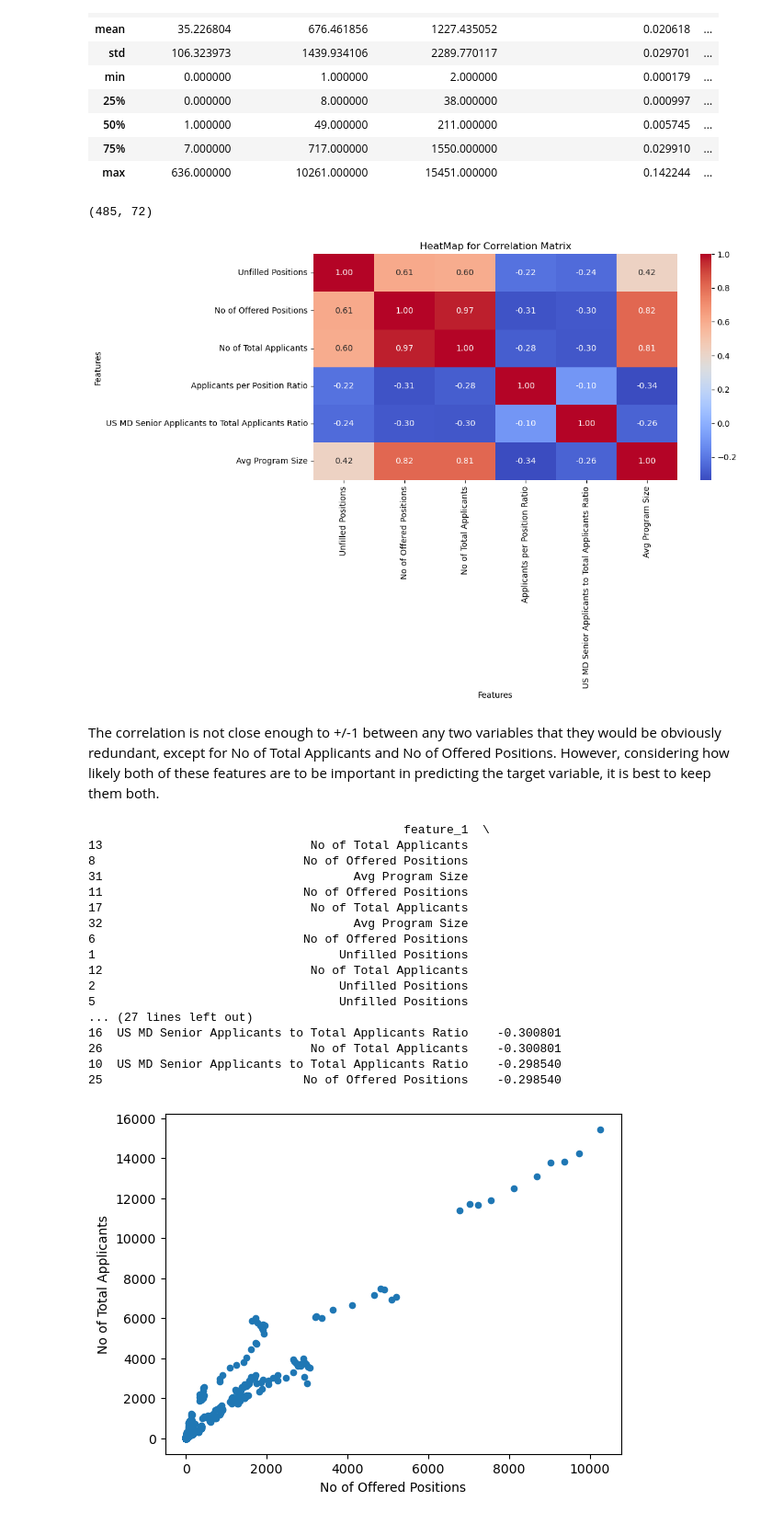
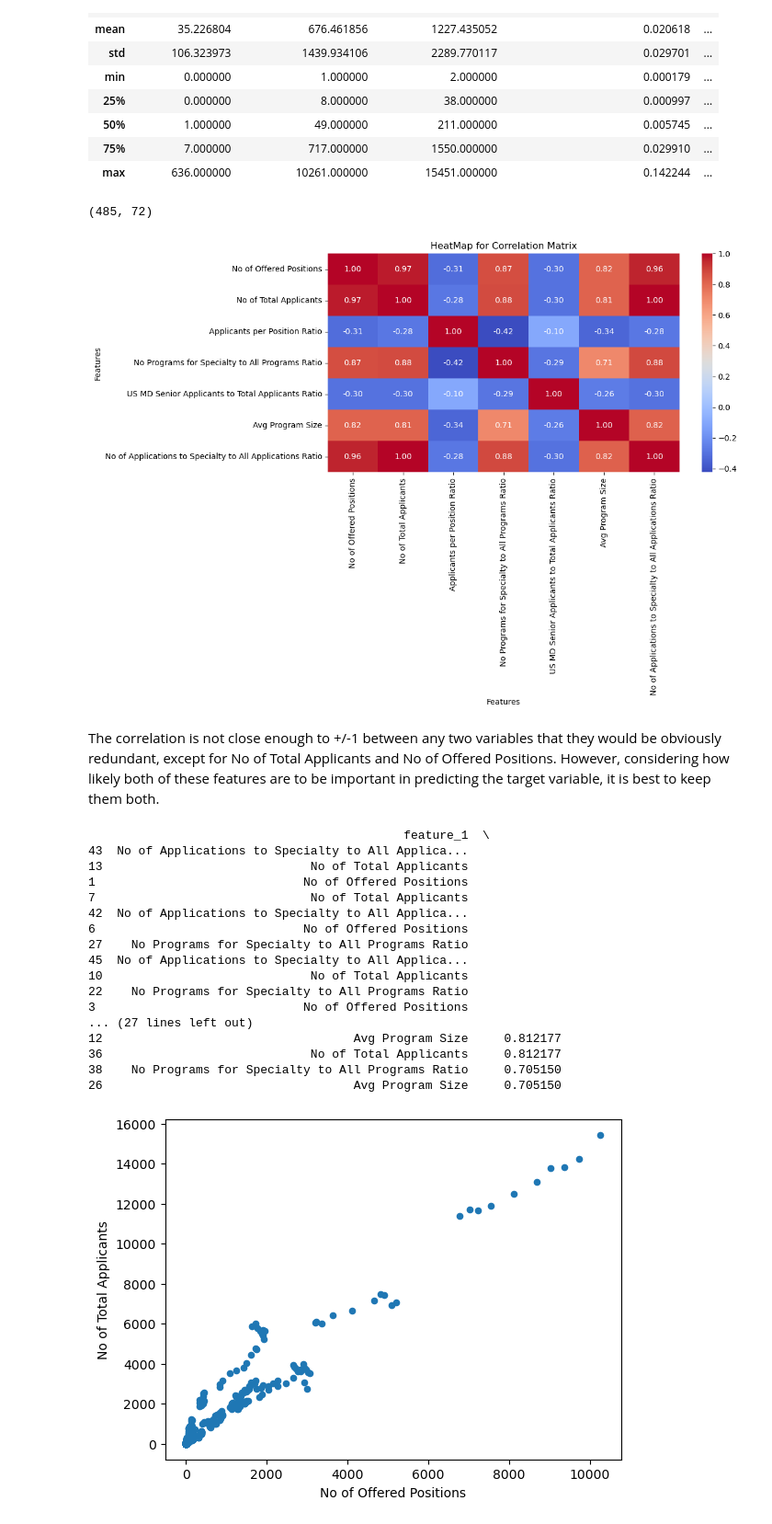
Before and after one commit to tarunajjarapu/Machine_Learning-Residency_Matching, a Jupyter notebook: MLProject.ipynb, the cells around one changed output. Shown at 92% size. Cells and saved outputs as stored; diff of their text form; code cells hidden in the pictures.

```diff
--- a/MLProject.ipynb
+++ b/MLProject.ipynb
@@ -89,21 +94,25 @@ Number of Specialties 54
 | 75% | 7.000000 | 717.000000 | 1550.000000 | 0.029910 | ... |
 | max | 636.000000 | 10261.000000 | 15451.000000 | 0.142244 | ... |
 # %%
-print(data.shape) # 10 original columns, -1 Specialty, + 54 dummy Specialties, -1 Year, + 10 dummy Years = 72 columns now
-data_without_specialty_or_year=data.drop(columns=[col for col in data.columns if 'Specialty' in col or 'Year' in col], inplace=False)
-correlations = data_without_specialty_or_year.corr()
-
 import seaborn as sns
 from sklearn.preprocessing import MinMaxScaler
+
+print(data.shape) # 10 original columns, -1 Specialty, + 54 dummy Specialties, -1 Year, + 10 dummy Years = 72 columns now
+avoid = set(['Specialty', 'Year', 'Unfilled Positions'])
+data_without_specialty_or_year=data.drop(columns=[col for col in data.columns if 'Specialty' in col or 'Year' in col], inplace=False)
+correlation_data=data.drop(columns=[col for col in data.columns if 'Specialty_' in col or 'Year_' in col or 'Unfilled Positions' in col], inplace=False)
+
+scaler = MinMaxScaler()
+correlations = pd.DataFrame(scaler.fit_transform(correlation_data), columns=correlation_data.columns).corr()
 
 plt.figure(figsize=(10, 5))
 sns.heatmap(correlations, annot=True, fmt=".2f", cmap='coolwarm')
 plt.xlabel('Features')
 plt.ylabel('Features')
 plt.title('HeatMap for Correlation Matrix')
 plt.show()
 # %% [output]
 (485, 72)
-[figure, old version]
+[figure, new version]
 # %% [markdown]
 The correlation is not close enough to +/-1 between any two variables that they would be obviously redundant, except for No of Total Applicants and No of Offered Positions. However, considering how likely both of these features are to be important in predicting the target variable, it is best to keep them both.
@@ -116,22 +128,22 @@ correlations = correlations.query('feature_1 != feature_2')
 print ( correlations.iloc[correlations['correlation'].abs().argsort()[::-1]].head(20) )
 # %% [output]
                                             feature_1  \
+43  No of Applications to Specialty to All Applica...
 13                             No of Total Applicants
-8                             No of Offered Positions
-31                                   Avg Program Size
-11                            No of Offered Positions
-17                             No of Total Applicants
-32                                   Avg Program Size
+1                             No of Offered Positions
+7                              No of Total Applicants
+42  No of Applications to Specialty to All Applica...
 6                             No of Offered Positions
-1                                  Unfilled Positions
-12                             No of Total Applicants
-2                                  Unfilled Positions
-5                                  Unfilled Positions
+27    No Programs for Specialty to All Programs Ratio
+45  No of Applications to Specialty to All Applica...
+10                             No of Total Applicants
+22    No Programs for Specialty to All Programs Ratio
+3                             No of Offered Positions
 ... (27 lines left out)
-16  US MD Senior Applicants to Total Applicants Ratio    -0.300801
-26                             No of Total Applicants    -0.300801
-10  US MD Senior Applicants to Total Applicants Ratio    -0.298540
-25                            No of Offered Positions    -0.298540
+12                                   Avg Program Size     0.812177
+36                             No of Total Applicants     0.812177
+38    No Programs for Specialty to All Programs Ratio     0.705150
+26                                   Avg Program Size     0.705150
 # %%
 data_without_specialty_or_year.plot.scatter(x='No of Offered Positions', y='No of Total Applicants')
 plt.show()
```
Also changed, not shown: parts of 31 cells of this notebook.
